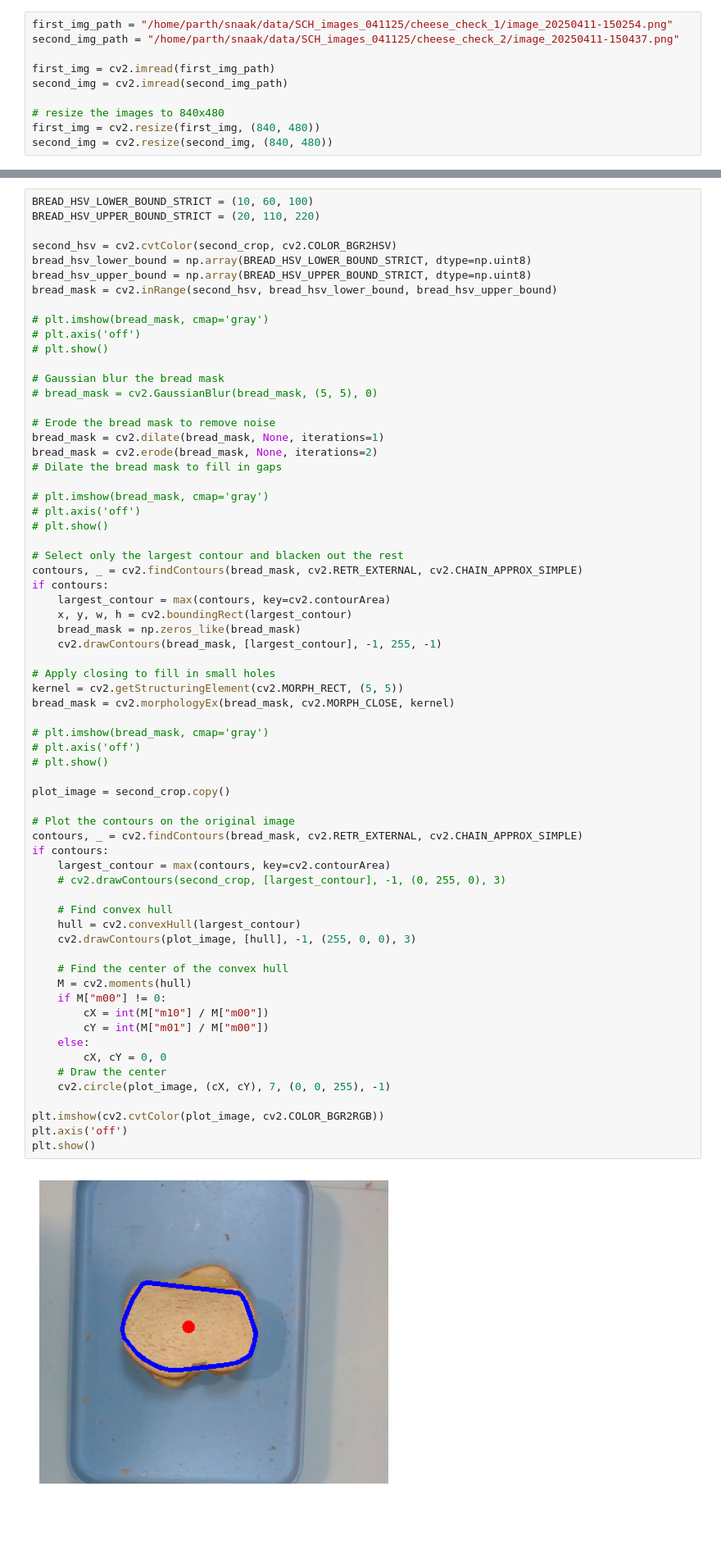
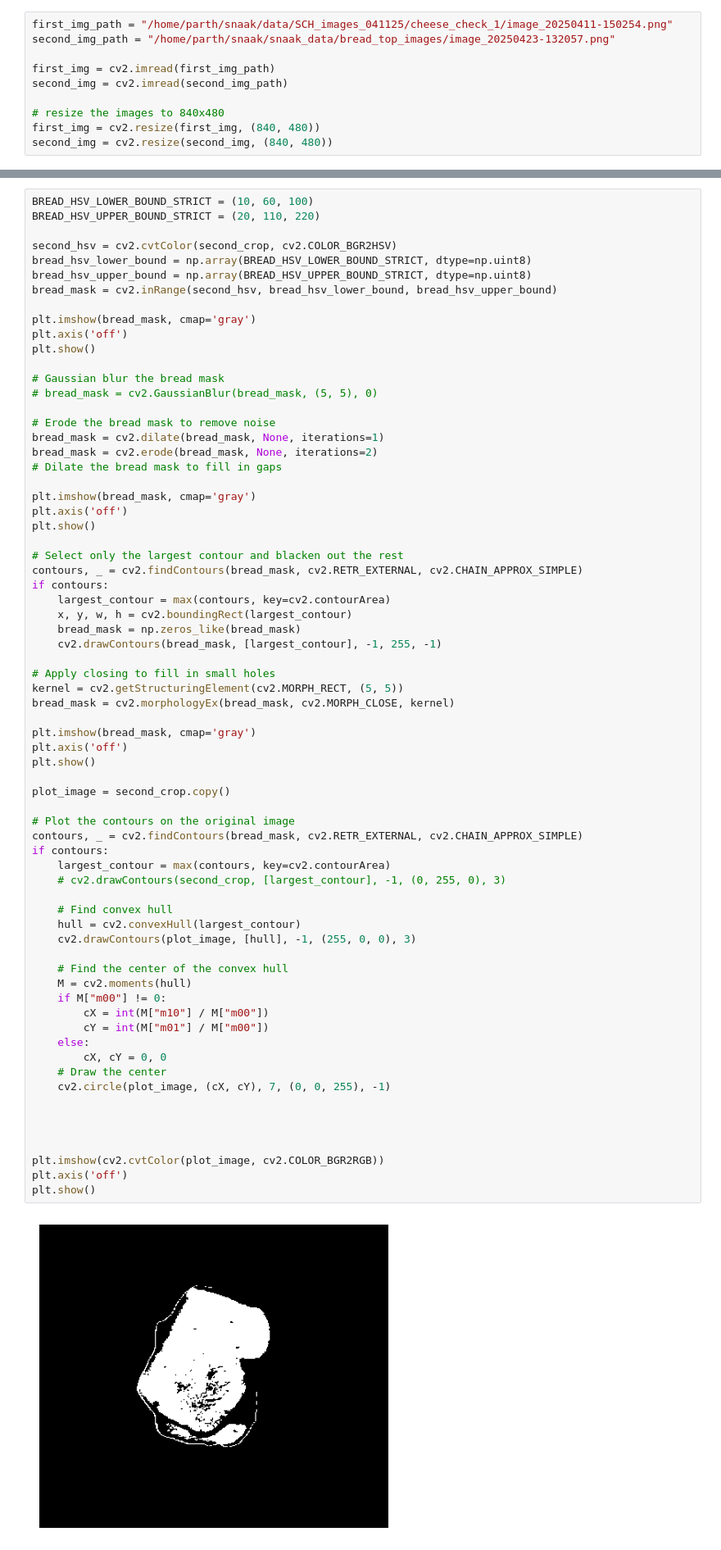
Before and after one commit to SNAAK-CMU/cv_experiments, a Jupyter notebook: sandwich_check/second_bread_check.ipynb, the cells around one changed output, grey strips where cells are left out. Shown at 82% size. Drawn from its saved outputs; the diff is of its cells as text; blank space fills up the shorter version.

Commit message:
[bugfix] Stress test and fine-tune bread seg

```diff
--- a/sandwich_check/second_bread_check.ipynb
+++ b/sandwich_check/second_bread_check.ipynb
@@ -69,7 +70,7 @@ TRAY_BOX_PIX = (
 )  # (x1, y1, x2, y2) coordinates of the tray box in the image
 # %%
 first_img_path = "/home/parth/snaak/data/SCH_images_041125/cheese_check_1/image_20250411-150254.png"
-second_img_path = "/home/parth/snaak/data/SCH_images_041125/cheese_check_2/image_20250411-150437.png"
+second_img_path = "/home/parth/snaak/snaak_data/bread_top_images/image_20250423-132057.png"
 
 first_img = cv2.imread(first_img_path)
 second_img = cv2.imread(second_img_path)
@@ -129,9 +130,9 @@ bread_hsv_lower_bound = np.array(BREAD_HSV_LOWER_BOUND_STRICT, dtype=np.uint8)
 bread_hsv_upper_bound = np.array(BREAD_HSV_UPPER_BOUND_STRICT, dtype=np.uint8)
 bread_mask = cv2.inRange(second_hsv, bread_hsv_lower_bound, bread_hsv_upper_bound)
 
-# plt.imshow(bread_mask, cmap='gray')
-# plt.axis('off')
-# plt.show()
+plt.imshow(bread_mask, cmap='gray')
+plt.axis('off')
+plt.show()
 
 # Gaussian blur the bread mask
 # bread_mask = cv2.GaussianBlur(bread_mask, (5, 5), 0)
@@ -141,9 +142,9 @@ bread_mask = cv2.dilate(bread_mask, None, iterations=1)
 bread_mask = cv2.erode(bread_mask, None, iterations=2)
 # Dilate the bread mask to fill in gaps
 
-# plt.imshow(bread_mask, cmap='gray')
-# plt.axis('off')
-# plt.show()
+plt.imshow(bread_mask, cmap='gray')
+plt.axis('off')
+plt.show()
 
 # Select only the largest contour and blacken out the rest
 contours, _ = cv2.findContours(bread_mask, cv2.RETR_EXTERNAL, cv2.CHAIN_APPROX_SIMPLE)
@@ -157,34 +158,37 @@ if contours:
 kernel = cv2.getStructuringElement(cv2.MORPH_RECT, (5, 5))
 bread_mask = cv2.morphologyEx(bread_mask, cv2.MORPH_CLOSE, kernel)
 
-# plt.imshow(bread_mask, cmap='gray')
-# plt.axis('off')
-# plt.show()
+plt.imshow(bread_mask, cmap='gray')
+plt.axis('off')
+plt.show()
 
 plot_image = second_crop.copy()
 
 # Plot the contours on the original image
 contours, _ = cv2.findContours(bread_mask, cv2.RETR_EXTERNAL, cv2.CHAIN_APPROX_SIMPLE)
 if contours:
     largest_contour = max(contours, key=cv2.contourArea)
     # cv2.drawContours(second_crop, [largest_contour], -1, (0, 255, 0), 3)
 
     # Find convex hull
     hull = cv2.convexHull(largest_contour)
     cv2.drawContours(plot_image, [hull], -1, (255, 0, 0), 3)
 
     # Find the center of the convex hull
     M = cv2.moments(hull)
     if M["m00"] != 0:
         cX = int(M["m10"] / M["m00"])
         cY = int(M["m01"] / M["m00"])
     else:
         cX, cY = 0, 0
     # Draw the center
     cv2.circle(plot_image, (cX, cY), 7, (0, 0, 255), -1)
 
+
+
+
 plt.imshow(cv2.cvtColor(plot_image, cv2.COLOR_BGR2RGB))
 plt.axis('off')
 plt.show()
 # %% [output]
-[figure, old version]
+[figure, new version]
```
Also changed, not shown: parts of 12 cells of this notebook, 2 other files.
